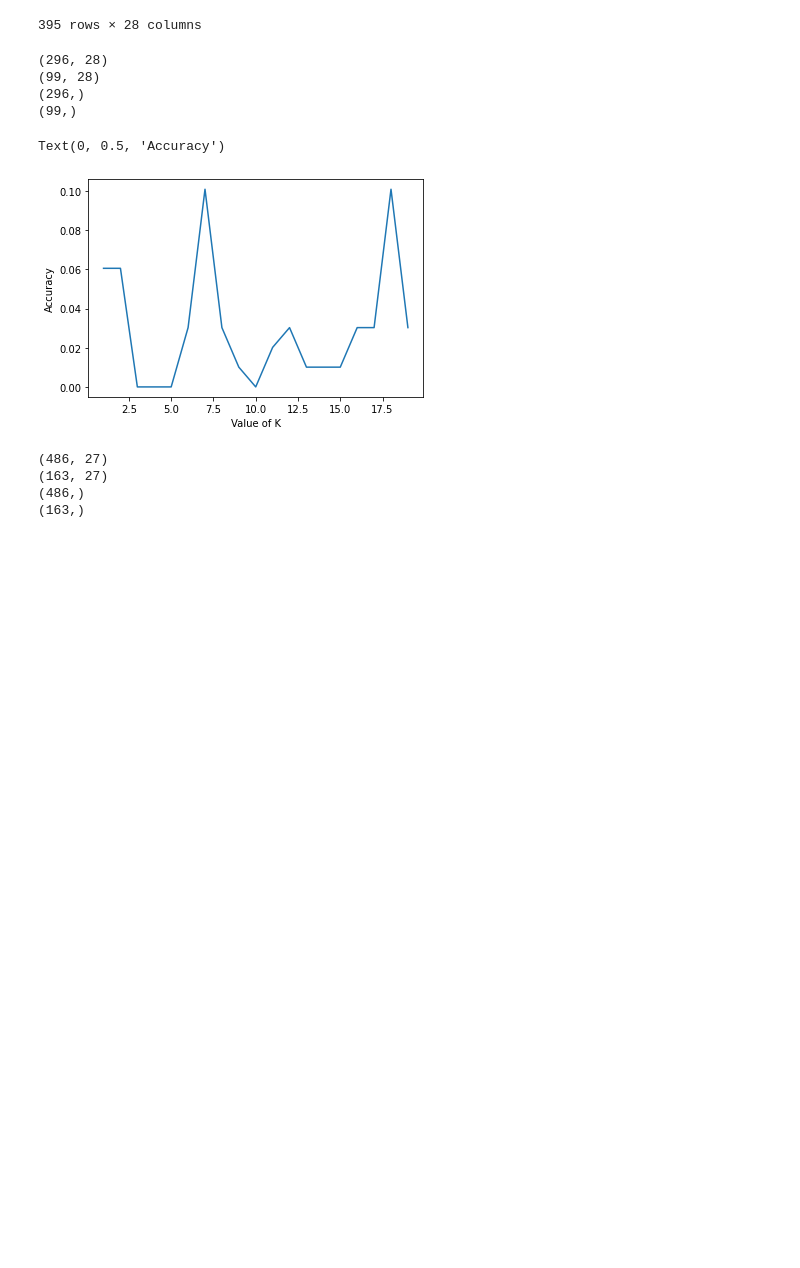
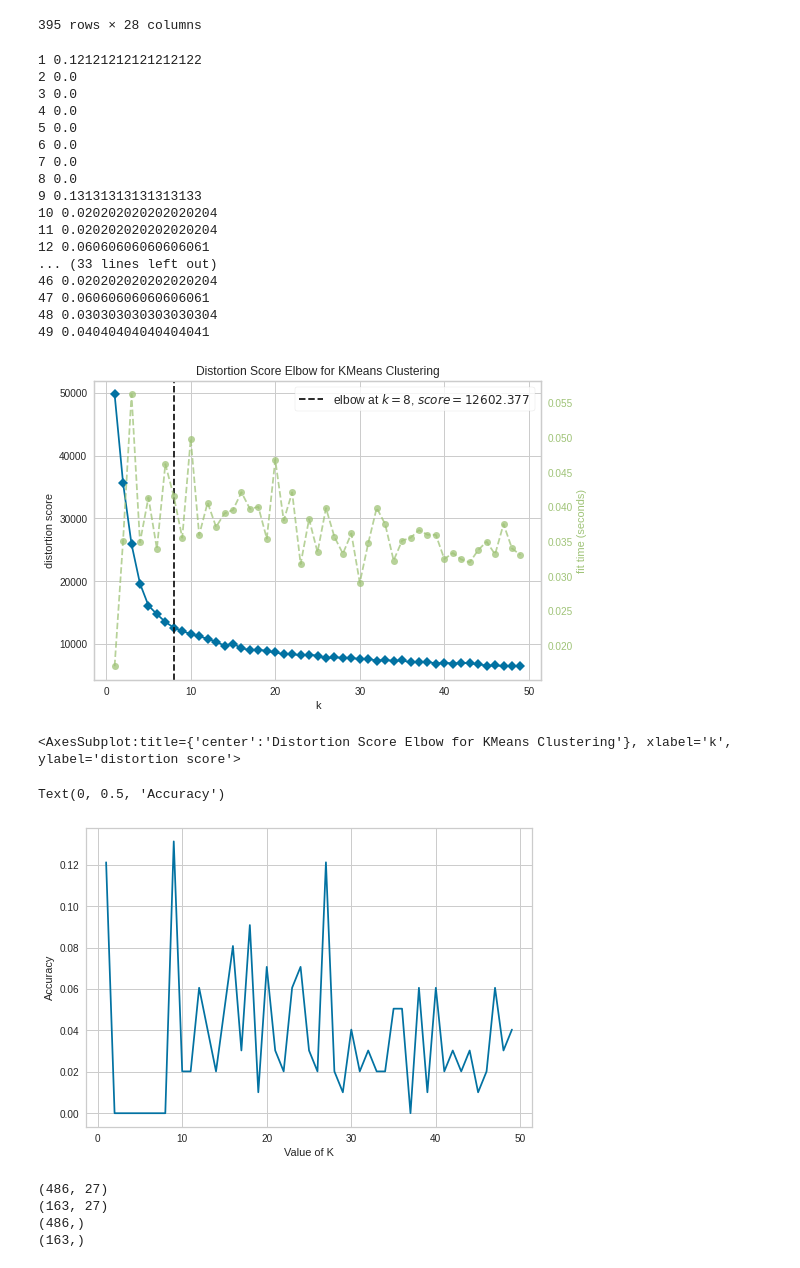
Before and after one commit to DanialBeg/CS105-FinalProject, a Jupyter notebook: Project 3/LuccaProject3Kmeans.ipynb, the cells around one changed output. Saved outputs shown, nothing was run; the diff lists cells and outputs as text; code cells hidden in the pictures; blank space fills up the shorter version.

```diff
--- a/Project 3/LuccaProject3Kmeans.ipynb
+++ b/Project 3/LuccaProject3Kmeans.ipynb
@@ -126,16 +127,4 @@ df
 x = df.values[:, 0:28]
 y = df.values[:, 27]
 
-# print(y)
-
 p_tr, p_te, tar_tr, tar_te = train_test_split(x, y, test_size = 0.25)
-
-print(p_tr.shape)
-print(p_te.shape)
-print(tar_tr.shape)
-print(tar_te.shape)
-# %% [output]
-(296, 28)
-(99, 28)
-(296,)
-(99,)
@@ -144,20 +131,44 @@ print(tar_te.shape)
 # %%
 arr = []
 
-for i in range(1, 20):
+for i in range(1, 50):
     n = KMeans(n_clusters = i, init = 'random', n_init = 10)
     n.fit(p_tr, tar_tr)
     y_p = n.predict(p_te)
-#     print(i, accuracy_score(tar_te, y_p, normalize = True))
+    print(i, accuracy_score(tar_te, y_p, normalize = True))
     arr.append(accuracy_score(tar_te, y_p, normalize = True))
+
+visualizer = KElbowVisualizer(n, k=(1,50))
+visualizer.fit(x)
+visualizer.show()
+# %% [output]
+1 0.12121212121212122
+2 0.0
+3 0.0
+4 0.0
+5 0.0
+6 0.0
+7 0.0
+8 0.0
+9 0.13131313131313133
+10 0.020202020202020204
+11 0.020202020202020204
+12 0.06060606060606061
+... (33 lines left out)
+46 0.020202020202020204
+47 0.06060606060606061
+48 0.030303030303030304
+49 0.04040404040404041
+[figure, added]
+<AxesSubplot:title={'center':'Distortion Score Elbow for KMeans Clustering'}, xlabel='k', ylabel='distortion score'>
 # %%
 import matplotlib.pyplot as plt
-plt.plot(range(1, 20),arr)
+plt.plot(range(1, 50),arr)
 plt.xlabel("Value of K")
 plt.ylabel("Accuracy")
 # %% [output]
 Text(0, 0.5, 'Accuracy')
-[figure, old version]
+[figure, new version]
 # %%
 dfp['School'] = list(map(lambda x: 1 if x == 'GP' else 0, dfp['School']))
 dfp['Sex'] = list(map(lambda x: 1 if x == 'M' else 0, dfp['Sex']))
```
Also changed, not shown: parts of 5 cells of this notebook, 1 other file.
